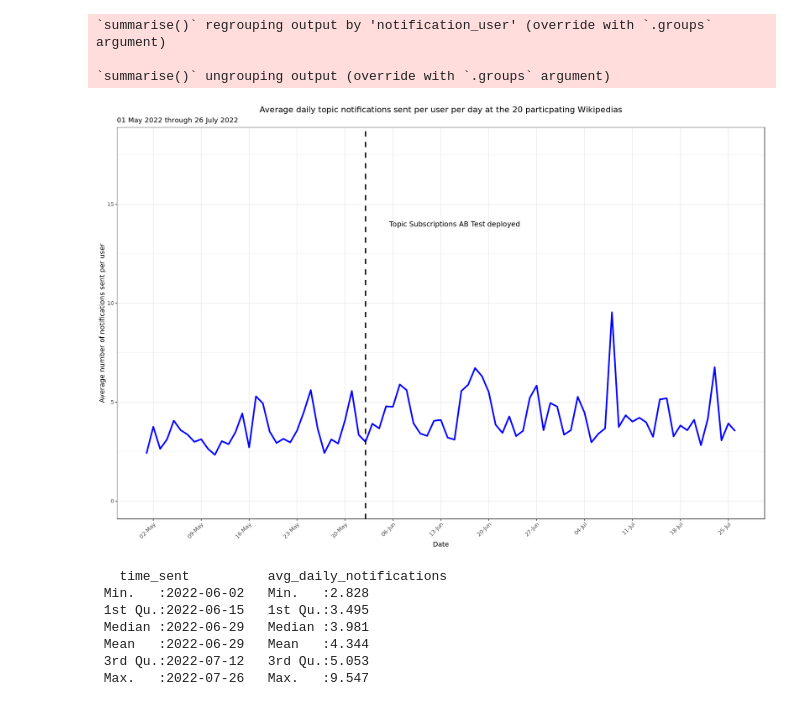
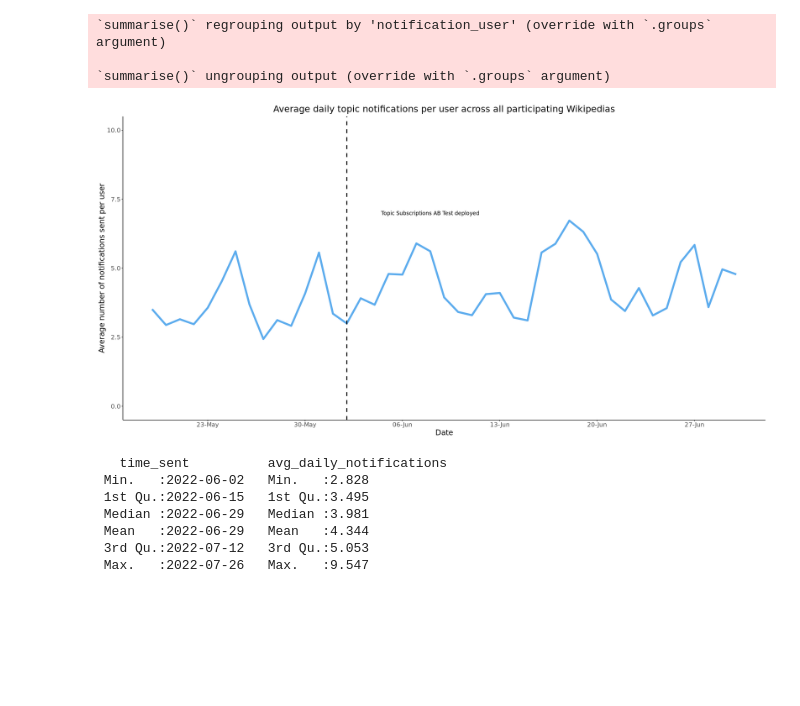
Before and after one commit to wikimedia-research/Topic-notifications-analysis-2022, a Jupyter notebook: topic_notifications_ab_test_report.ipynb, the cells around one changed output. Saved outputs shown, nothing was run; the diff lists cells and outputs as text; code cells hidden in the pictures; blank space fills up the shorter version.

```diff
--- a/topic_notifications_ab_test_report.ipynb
+++ b/topic_notifications_ab_test_report.ipynb
@@ -1079,17 +1094,15 @@ p <- topic_contributors_bygroupexp  %>%
     labs (y = "Percent of talk page contributors",
           x = "Number of comments posted on a talk page",
          title = "Percent of contributors that posted a comment on a talk page by number of topics")  +
-     theme_bw() +
    scale_fill_manual(values= c("#999999", "steelblue2"), name = "Experiment Group", labels = c("Control", "Test")) +
-  theme(
+   theme(
         panel.grid.minor = element_blank(),
         panel.background = element_blank(),
         plot.title = element_text(hjust = 0.5),
         text = element_text(size=16),
         legend.position="bottom",
-         axis.text.x = element_text(angle = 45, vjust = 0.5, hjust=1),
         axis.line = element_line(colour = "black"))
 p
 
-ggsave("Figures/topic_contributors_bygroup_exp", p, width = 16, height = 8, units = "in", dpi = 300)
+ggsave("Figures/topic_contributors_bygroup_exp.png", p, width = 16, height = 8, units = "in", dpi = 300)
 # %% [output]
@@ -1148,32 +1160,37 @@ notifications_sent_byday <- notifications_sent %>%
 
 `summarise()` ungrouping output (override with `.groups` argument)
 # %%
-textaes <- data.frame(y = c(14),
-                      x = as.Date(c('2022-06-15')),
-                      lab = c("Topic Subscriptions AB Test deployed"))
+textaes <- data.frame(y = c(7),
+                      x = as.Date(c('2022-06-08')),
+                      lab = c("Topic Subscriptions AB Test deployed"),
+                     size = 30,
+                      face = "bold"
+                     )
 
  p <- notifications_sent_byday %>%
-    filter(time_sent >= '2022-05-01')  %>%
+    filter(time_sent >= "2022-05-19" & time_sent <= "2022-06-30")  %>%
     ggplot(aes(x= time_sent, y = avg_daily_notifications)) +
-    geom_line(size = 1.2, color = 'blue') +
+    geom_line(size = 2, color = 'steelblue2') +
     geom_vline(xintercept = as.Date('2022-06-02'), linetype = 'dashed', size = 1) +
     geom_text(mapping = aes(y = y, x = x, label = lab),
             data = textaes, inherit.aes = FALSE, size = 4) +
     scale_x_date(date_labels = "%d-%b", date_breaks = "1 week", minor_breaks = NULL) +
+    scale_y_continuous(limits = c(0,10))+
     labs (y = "Average number of notifications sent per user",
           x = "Date",
-         title = "Average daily topic notifications sent per user per day at the 20 particpating Wikipedias",
-         subtitle = "01 May 2022 through 26 July 2022")  +
-     ylim(0,18)+
-     theme_bw() +
-   theme(legend.position = "bottom",
-        axis.text.x=element_text(angle = 45, hjust = 1),
-        plot.title = element_text(hjust = 0.5))
+         title = "Average daily topic notifications per user across all participating Wikipedias") +
+    theme(
+        panel.grid.minor = element_blank(),
+        panel.background = element_blank(),
+        plot.title = element_text(hjust = 0.5),
+        text = element_text(size=16),
+        legend.position="bottom",
+        axis.line = element_line(colour = "black"))
 
 p
-ggsave("Figures/avg_daily_topic_notifications.png", p, width = 16, height = 8, units = "in", dpi = 300)
+ggsave("Figures/avg_daily_topic_notifications.png", p, width = 16, height = 11, units = "in", dpi = 300)
 # %% [output]
-[figure, old version]
+[figure, new version]
 # %%
 # After deployment
 notifications_sent_byday %>%
```
Also changed, not shown: parts of 26 cells of this notebook.
